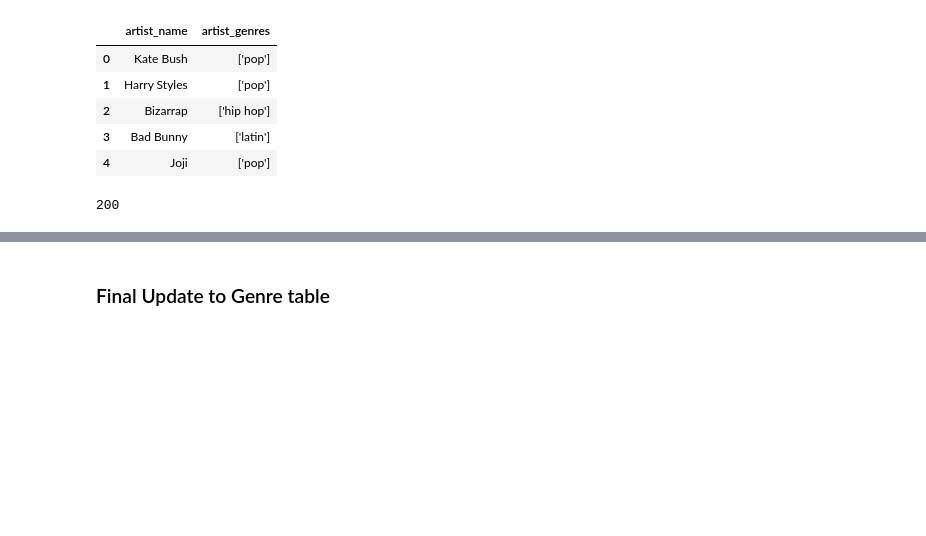
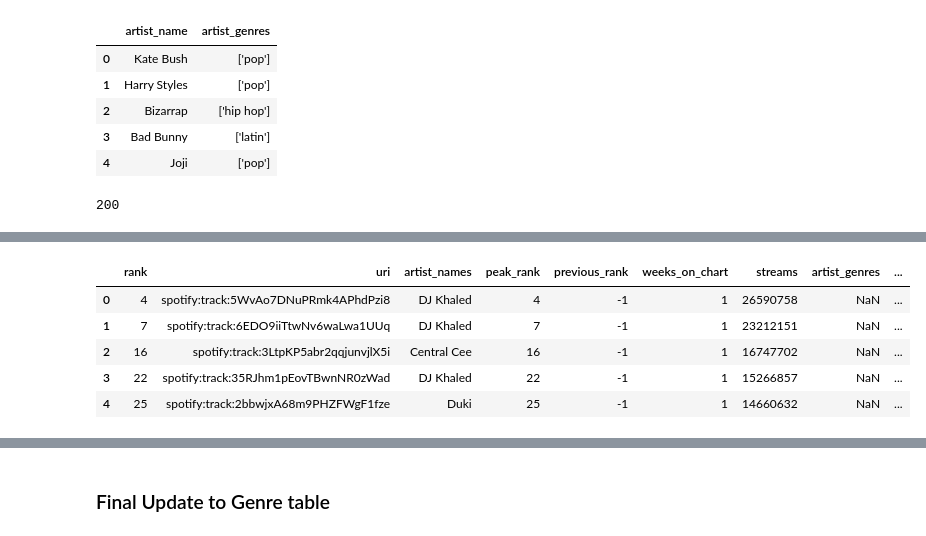
Before and after one commit to Azykan/Final-Project, a Jupyter notebook: source_code.ipynb, the cells around one changed output, grey strips where cells are left out. Saved outputs shown, nothing was run; the diff lists cells and outputs as text; code cells hidden in the pictures; blank space fills up the shorter version.

```diff
--- a/source_code.ipynb
+++ b/source_code.ipynb
@@ -300,0 +333,11 @@ artist_df.to_sql('artist_genres', con = engine, schema="public", if_exists="repl
+# %%
+# Data is already clean
+genre_df = pd.DataFrame(genre_metadata)
+genre_df.head()
+# %% [output]
+|  | rank | uri | artist_names | peak_rank | previous_rank | weeks_on_chart | streams | artist_genres | ... |
+| 0 | 4 | spotify:track:5WvAo7DNuPRmk4APhdPzi8 | DJ Khaled | 4 | -1 | 1 | 26590758 | NaN | ... |
+| 1 | 7 | spotify:track:6EDO9iiTtwNv6waLwa1UUq | DJ Khaled | 7 | -1 | 1 | 23212151 | NaN | ... |
+| 2 | 16 | spotify:track:3LtpKP5abr2qqjunvjlX5i | Central Cee | 16 | -1 | 1 | 16747702 | NaN | ... |
+| 3 | 22 | spotify:track:35RJhm1pEovTBwnNR0zWad | DJ Khaled | 22 | -1 | 1 | 15266857 | NaN | ... |
+| 4 | 25 | spotify:track:2bbwjxA68m9PHZFWgF1fze | Duki | 25 | -1 | 1 | 14660632 | NaN | ... |
```
Also changed, not shown: parts of 17 cells of this notebook, 5 other files.
